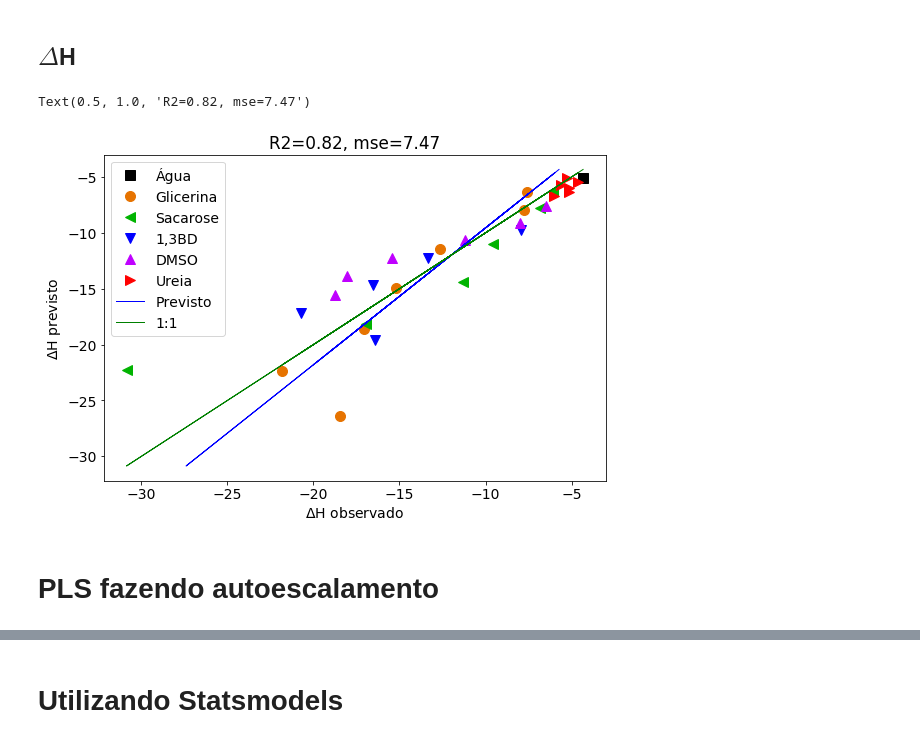
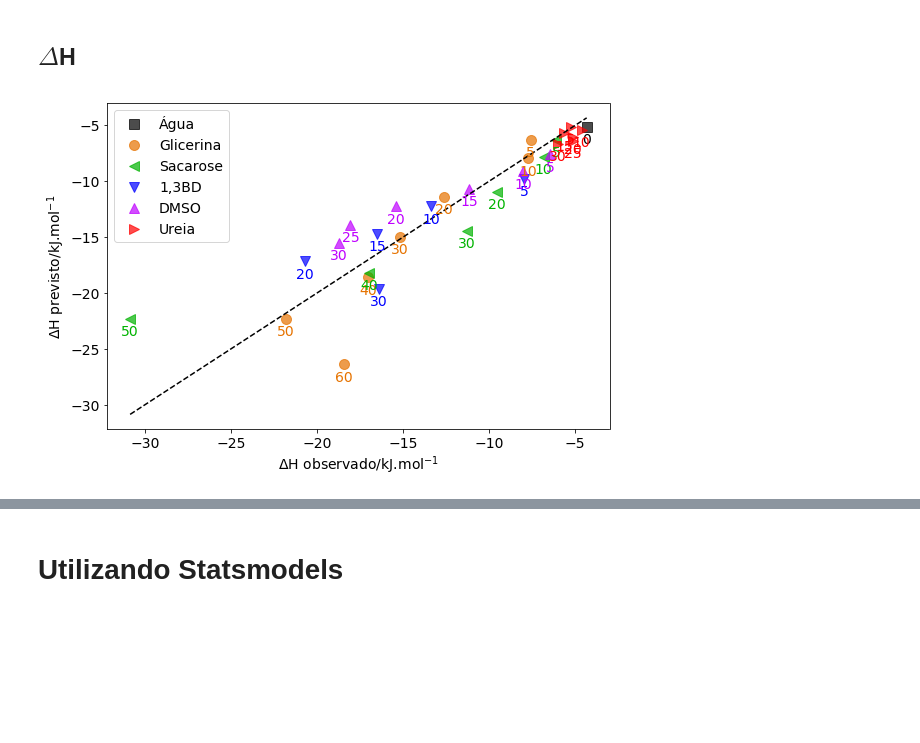
Before and after one commit to KarlClinckspoor/Tese, a Jupyter notebook: imagens/notebooks/Análise multivariada.ipynb, the cells around one changed output, grey strips where cells are left out. Saved outputs shown, nothing was run; the diff lists cells and outputs as text; code cells hidden in the pictures; blank space fills up the shorter version.

```diff
--- a/imagens/notebooks/Análise multivariada.ipynb
+++ b/imagens/notebooks/Análise multivariada.ipynb
@@ -15,10 +15,14 @@ mpl.rcParams['axes.formatter.use_locale'] = True
 Cores = {'Água':'k', 'Glicerina':'#e67300', 'Sacarose':'#00b300',
          'Ureia':'#ff0000', '1,3BD':'#0000ff', 'DMSO':'#bf00ff'}
 Simbolos = {'Água':'s', 'Glicerina':'o', 'Sacarose':'<', 'Ureia':'>', '1,3BD':'v', 'DMSO':'^'}
+dict_tabela_pls = {'Glic':'Glicerina', 'Agua':'Água', 'Saca':'Sacarose',
+              '1,3B':'1,3BD', 'DMSO':'DMSO', 'Urei':'Ureia'}
 def_markersize = 10
 
 from sklearn.cross_decomposition import PLSRegression
 from sklearn.metrics import mean_squared_error, r2_score
+
+img_path = r'../itc/'
 # %%
 dados_ME = pd.read_csv(r'./dados experimentais/cmc_ttab/CMC_DH.csv',
                        sep=';', decimal=',')
@@ -77,26 +91,34 @@ Text(0.5, 1.0, 'R2=0.74, mse=0.99')
 # %%
 pls = PLSRegression(n_components=2)
 pls.fit(X, Y2)
 Y_pred = pls.predict(X)
-score = r2_score(Y2, Y_pred)
-mse = mean_squared_error(Y2, Y_pred)
-z = np.polyfit(Y2, Y_pred, 1)
 
 fig, ax = plt.subplots(1, 1, figsize=(9,6))
 mpl.rcParams.update({'font.size': 14, 'text.usetex':False})
 
 for comp in dados_ME['Composto'].unique():
     mascara = dados_ME['Composto'] == comp
-    ax.plot(Y2[mascara], Y_pred[mascara], color=Cores[comp], linewidth=0, marker=Simbolos[comp],
-            markersize=def_markersize, label=comp)
+    ax.plot(Y2[mascara],
+            Y_pred[mascara],
+            color=Cores[comp],
+            linewidth=0,
+            marker=Simbolos[comp],
+            markersize=def_markersize,
+            label=comp,
+            alpha=0.7)
 
-ax.plot(z[1]+z[0]*Y2, Y2, c='blue', linewidth=1, label='Previsto')
-ax.plot(Y2, Y2, color='green', linewidth=1, label='1:1')
-ax.set(xlabel='$\Delta$H observado', ylabel='$\Delta$H previsto')
+min_dh = Y2.min()
+max_dh = Y2.max()
+r = np.linspace(min_dh, max_dh)
+ax.plot(r, r, color='k', ls='--')
+
+ax.set(xlabel='$\Delta$H observado/kJ.mol$^{-1}$', ylabel='$\Delta$H previsto/kJ.mol$^{-1}$')
 ax.legend()
-ax.set_title(rf'R2={score:.2f}, mse={mse:.2f}')
+
+for i, conc in enumerate(dados_ME['Concentração (% m/m)']):
+    comp = dados_ME['Composto'][i]
+    ax.text(Y2[i], Y_pred[i]-0.5, s=conc, color=Cores[comp], ha='center', va='top')
+
+fig.savefig(img_path + r'PLS_dh_python.pdf')
 # %% [output]
-Text(0.5, 1.0, 'R2=0.82, mse=7.47')
-[figure, old version]
+[figure, new version]
-# %% [markdown]
-# PLS fazendo autoescalamento
```
Also changed, not shown: parts of 11 cells of this notebook, 11 other files.
